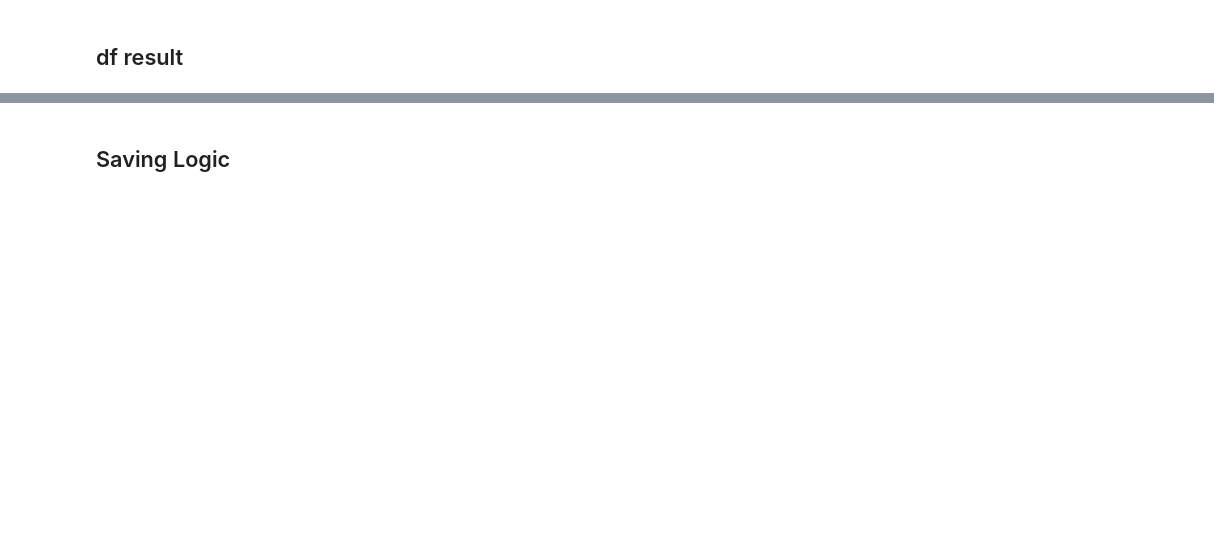
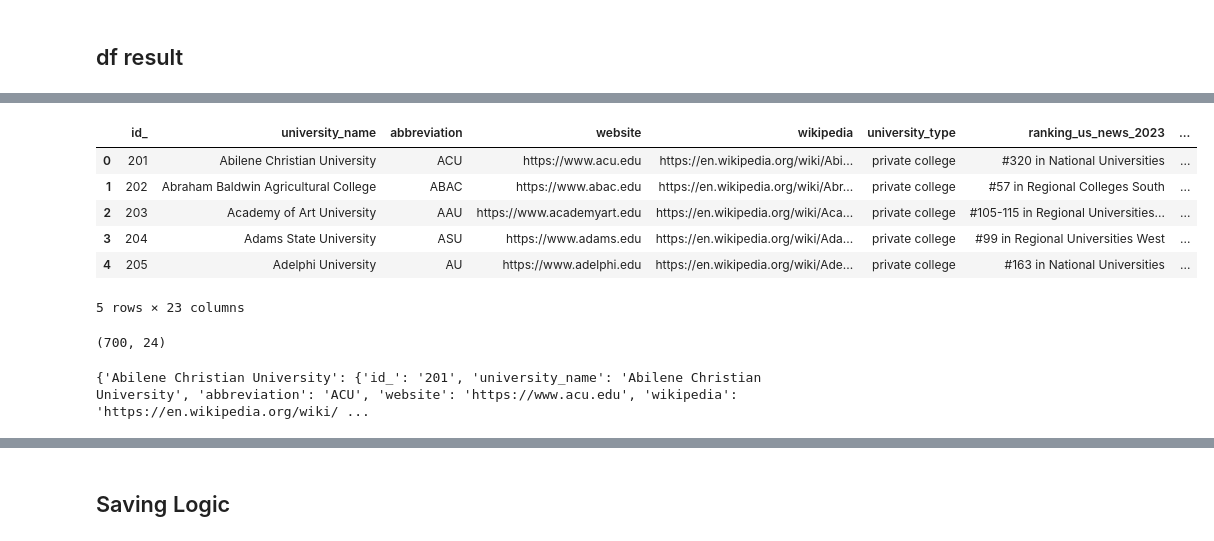
Before and after one commit to IvanKyuu/university_crawl, a Jupyter notebook: university_info_generator/fetch_logic/enhance_fetch_uni_info.ipynb, the cells around one changed output, grey strips where cells are left out. Cells and saved outputs as stored; diff of their text form; code cells hidden in the pictures; blank space fills up the shorter version.

```diff
--- a/university_info_generator/fetch_logic/enhance_fetch_uni_info.ipynb
+++ b/university_info_generator/fetch_logic/enhance_fetch_uni_info.ipynb
@@ -296,0 +338,39 @@ Failed to batch ingest runs: LangSmithRateLimitError('Rate limit exceeded for ht
+# %%
+import pandas as pd
+
+# Load your DataFrames
+df = pd.DataFrame.from_dict(result_dict, orient="index").reset_index()
+original_df = pd.read_csv("all_university_usa_new.csv")
+
+# Rename the column in df for consistency in merge (if necessary)
+# original_df.rename(columns={'institution.displayName': 'university_name'}, inplace=True)
+
+# Merge the DataFrames on the university name
+merged_df = pd.merge(df, original_df, left_on='university_name', right_on='institution.displayName', how='left')
+
+# Replace the ranking_us_news_2023 with institution.rankingFullDisplayText from original_df
+merged_df['ranking_us_news_2023'] = merged_df['institution.rankingFullDisplayText']
+
+# Drop the unnecessary columns if you want to clean up
+# columns_to_drop = ['institution.displayName', 'institution.rankingFullDisplayText']
+merged_df.drop(columns=original_df.columns, inplace=True)
+
+# Handle any rows with missing data as necessary (e.g., filling NaNs or removing rows)
+# merged_df.dropna(subset=['ranking_us_news_2023'], inplace=True)  # Example of dropping rows where rankings are NaN
+merged_df.drop(columns="index", inplace=True)
+merged_df.loc[merged_df['ranking_us_news_2023'].str.lower().str.contains("unranked", na=False), 'ranking_us_news_2023'] = ""
+
+# Show the updated DataFrame
+merged_df.head()
+# %% [output]
+|  | id_ | university_name | abbreviation | website | wikipedia | university_type | ranking_us_news_2023 | ... |
+| 0 | 201 | Abilene Christian University | ACU | https://www.acu.edu | https://en.wikipedia.org/wiki/Abi... | private college | #320 in National Universities | ... |
+| 1 | 202 | Abraham Baldwin Agricultural College | ABAC | https://www.abac.edu | https://en.wikipedia.org/wiki/Abr... | private college | #57 in Regional Colleges South | ... |
+| 2 | 203 | Academy of Art University | AAU | https://www.academyart.edu | https://en.wikipedia.org/wiki/Aca... | private college | #105-115 in Regional Universities... | ... |
+| 3 | 204 | Adams State University | ASU | https://www.adams.edu | https://en.wikipedia.org/wiki/Ada... | private college | #99 in Regional Universities West | ... |
+| 4 | 205 | Adelphi University | AU | https://www.adelphi.edu | https://en.wikipedia.org/wiki/Ade... | private college | #163 in National Universities | ... |
+5 rows × 23 columns
+# %%
+print(merged_df.shape)
+# %% [output]
+(700, 24)
@@ -296,0 +379,4 @@ Failed to batch ingest runs: LangSmithRateLimitError('Rate limit exceeded for ht
+# %%
+print(uni_gen.university_basic_info_dict)
+# %% [output]
+{'Abilene Christian University': {'id_': '201', 'university_name': 'Abilene Christian University', 'abbreviation': 'ACU', 'website': 'https://www.acu.edu', 'wikipedia': 'https://en.wikipedia.org/wiki/ ...
```
Also changed, not shown: parts of 42 cells of this notebook, 34 other files.
